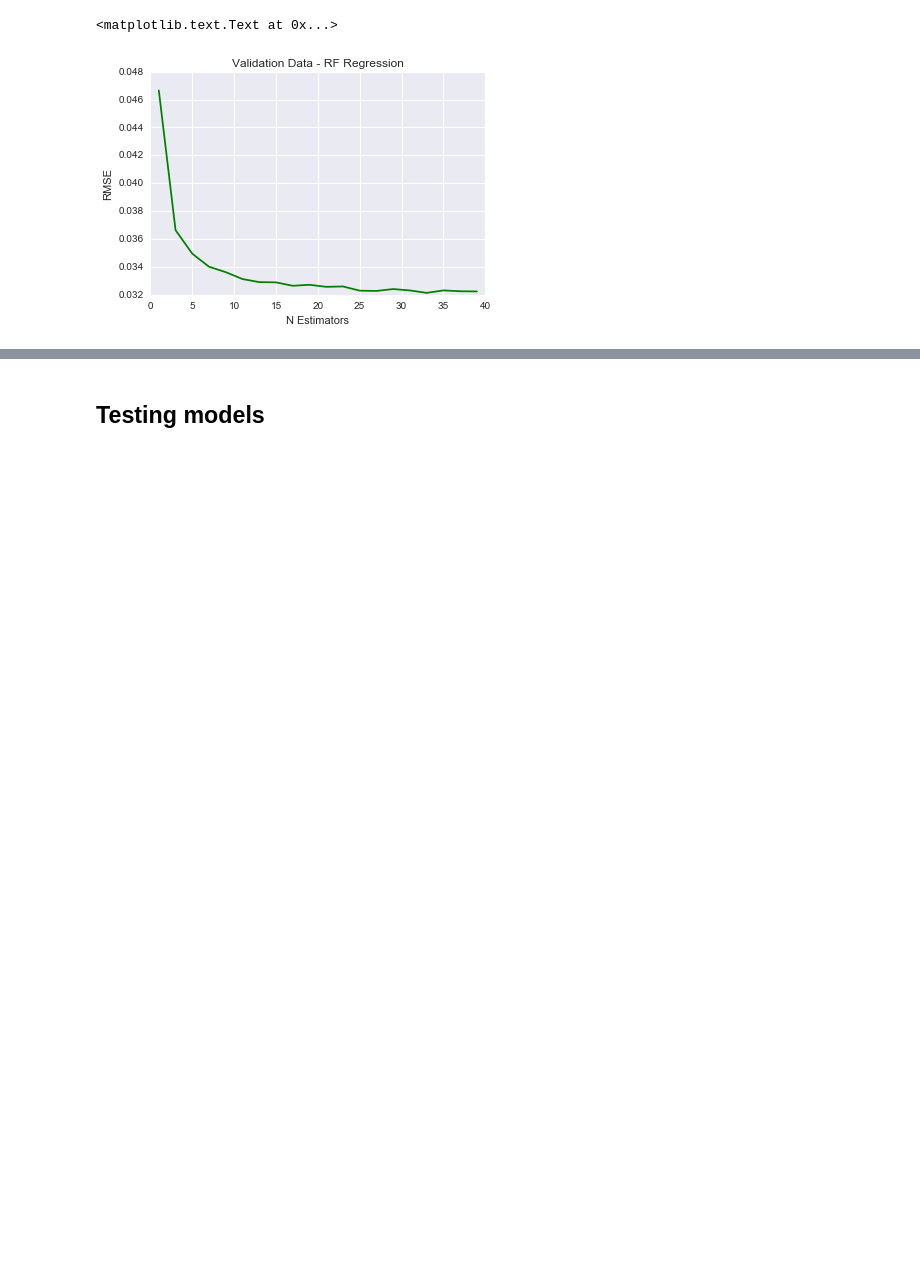
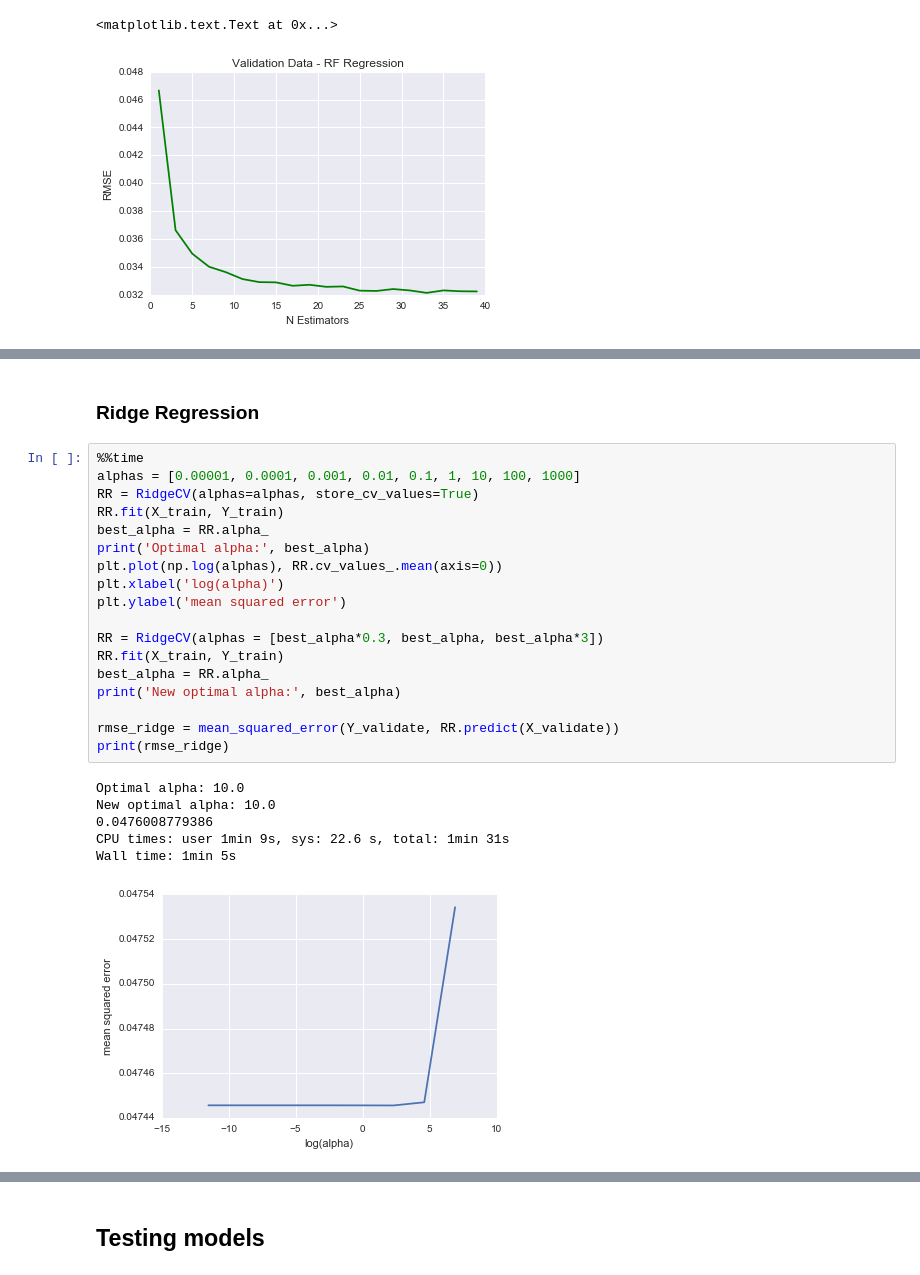
Before and after one commit to madhuvijay95/cs181-practical1, a Jupyter notebook: ryan_models.ipynb, the cells around one changed output, grey strips where cells are left out. Drawn from its saved outputs; the diff is of its cells as text; blank space fills up the shorter version.

```diff
--- a/ryan_models.ipynb
+++ b/ryan_models.ipynb
@@ -268,0 +259,27 @@ plt.title("Validation Data - RF Regression")
+# %% [markdown]
+### Ridge Regression
+# %%
+%%time
+alphas = [0.00001, 0.0001, 0.001, 0.01, 0.1, 1, 10, 100, 1000]
+RR = RidgeCV(alphas=alphas, store_cv_values=True)
+RR.fit(X_train, Y_train)
+best_alpha = RR.alpha_
+print('Optimal alpha:', best_alpha)
+plt.plot(np.log(alphas), RR.cv_values_.mean(axis=0))
+plt.xlabel('log(alpha)')
+plt.ylabel('mean squared error')
+
+RR = RidgeCV(alphas = [best_alpha*0.3, best_alpha, best_alpha*3])
+RR.fit(X_train, Y_train)
+best_alpha = RR.alpha_
+print('New optimal alpha:', best_alpha)
+
+rmse_ridge = mean_squared_error(Y_validate, RR.predict(X_validate))
+print(rmse_ridge)
+# %% [output]
+Optimal alpha: 10.0
+New optimal alpha: 10.0
+0.0476008779386
+CPU times: user 1min 9s, sys: 22.6 s, total: 1min 31s
+Wall time: 1min 5s
+[figure, added]
```
Also changed, not shown: parts of 17 cells of this notebook, 4 other files.
